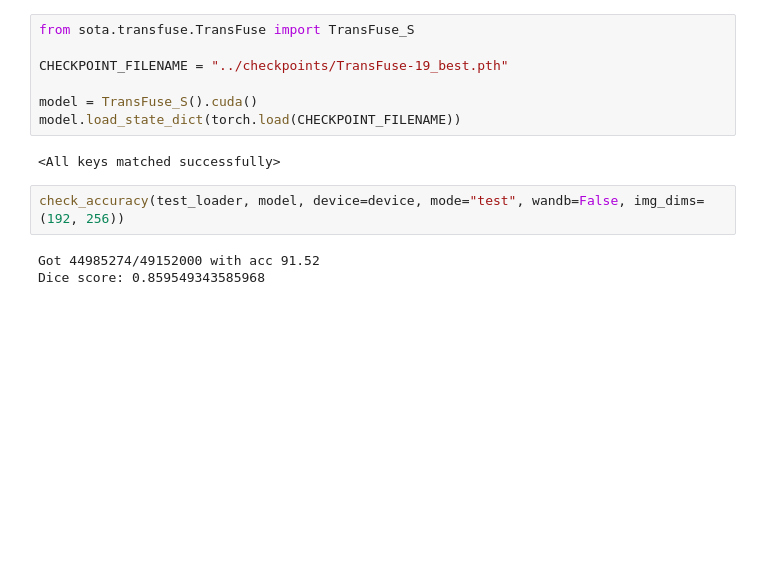
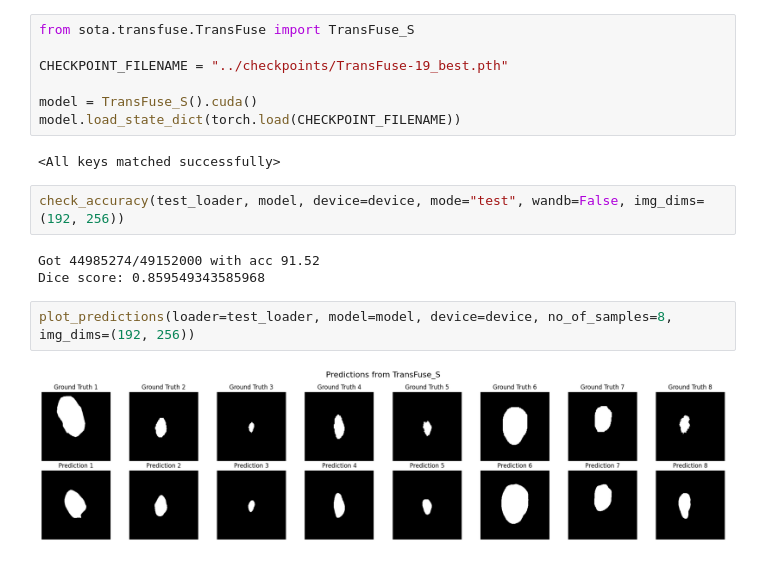
Before and after one commit to JTZ18/50.039-Deep-Learning, a Jupyter notebook: notebooks/evaluation.ipynb, the cells around one changed output. Cells and saved outputs as stored; diff of their text form; blank space fills up the shorter version.

```diff
--- a/notebooks/evaluation.ipynb
+++ b/notebooks/evaluation.ipynb
@@ -165,3 +179,7 @@ check_accuracy(test_loader, model, device=device, mode="test", wandb=False, img_
 # %% [output]
 Got 44985274/49152000 with acc 91.52
 Dice score: 0.859549343585968
+# %%
+plot_predictions(loader=test_loader, model=model, device=device, no_of_samples=8, img_dims=(192, 256))
+# %% [output]
+[figure, added]
```
Also changed, not shown: parts of 5 cells of this notebook.
